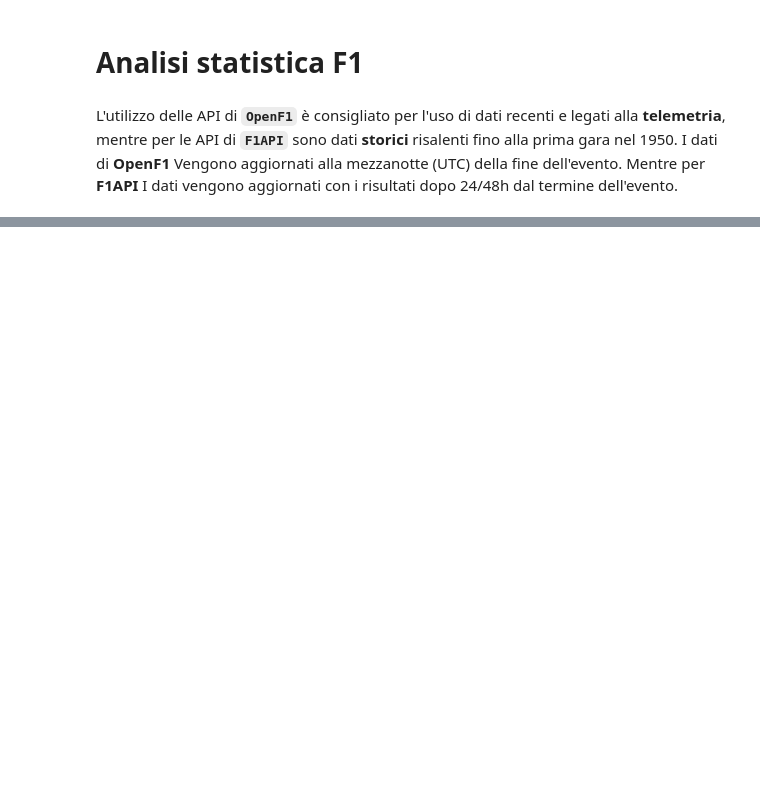
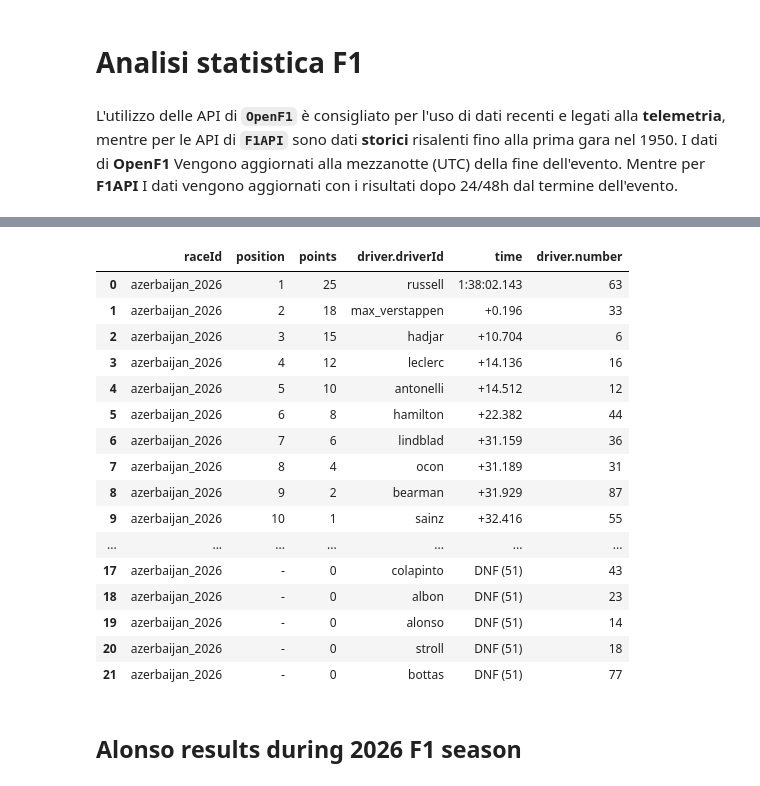
Before and after one commit to DiFrape/PitStat, a Jupyter notebook: F1_Stats.ipynb, the cells around one changed output, grey strips where cells are left out. Drawn from its saved outputs; the diff is of its cells as text; code cells hidden in the pictures; blank space fills up the shorter version.

```diff
--- a/F1_Stats.ipynb
+++ b/F1_Stats.ipynb
@@ -391,0 +44,22 @@ view
+# %%
+df[['raceId', 'position', 'points', 'driver.driverId', 'time', 'driver.number']]
+# %% [output]
+|  | raceId | position | points | driver.driverId | time | driver.number |
+| 0 | azerbaijan_2026 | 1 | 25 | russell | 1:38:02.143 | 63 |
+| 1 | azerbaijan_2026 | 2 | 18 | max_verstappen | +0.196 | 33 |
+| 2 | azerbaijan_2026 | 3 | 15 | hadjar | +10.704 | 6 |
+| 3 | azerbaijan_2026 | 4 | 12 | leclerc | +14.136 | 16 |
+| 4 | azerbaijan_2026 | 5 | 10 | antonelli | +14.512 | 12 |
+| 5 | azerbaijan_2026 | 6 | 8 | hamilton | +22.382 | 44 |
+| 6 | azerbaijan_2026 | 7 | 6 | lindblad | +31.159 | 36 |
+| 7 | azerbaijan_2026 | 8 | 4 | ocon | +31.189 | 31 |
+| 8 | azerbaijan_2026 | 9 | 2 | bearman | +31.929 | 87 |
+| 9 | azerbaijan_2026 | 10 | 1 | sainz | +32.416 | 55 |
+| ... | ... | ... | ... | ... | ... | ... |
+| 17 | azerbaijan_2026 | - | 0 | colapinto | DNF (51) | 43 |
+| 18 | azerbaijan_2026 | - | 0 | albon | DNF (51) | 23 |
+| 19 | azerbaijan_2026 | - | 0 | alonso | DNF (51) | 14 |
+| 20 | azerbaijan_2026 | - | 0 | stroll | DNF (51) | 18 |
+| 21 | azerbaijan_2026 | - | 0 | bottas | DNF (51) | 77 |
+# %% [markdown]
+## Alonso results during 2026 F1 season
```
Also changed, not shown: parts of 40 cells of this notebook, 7 other files.
